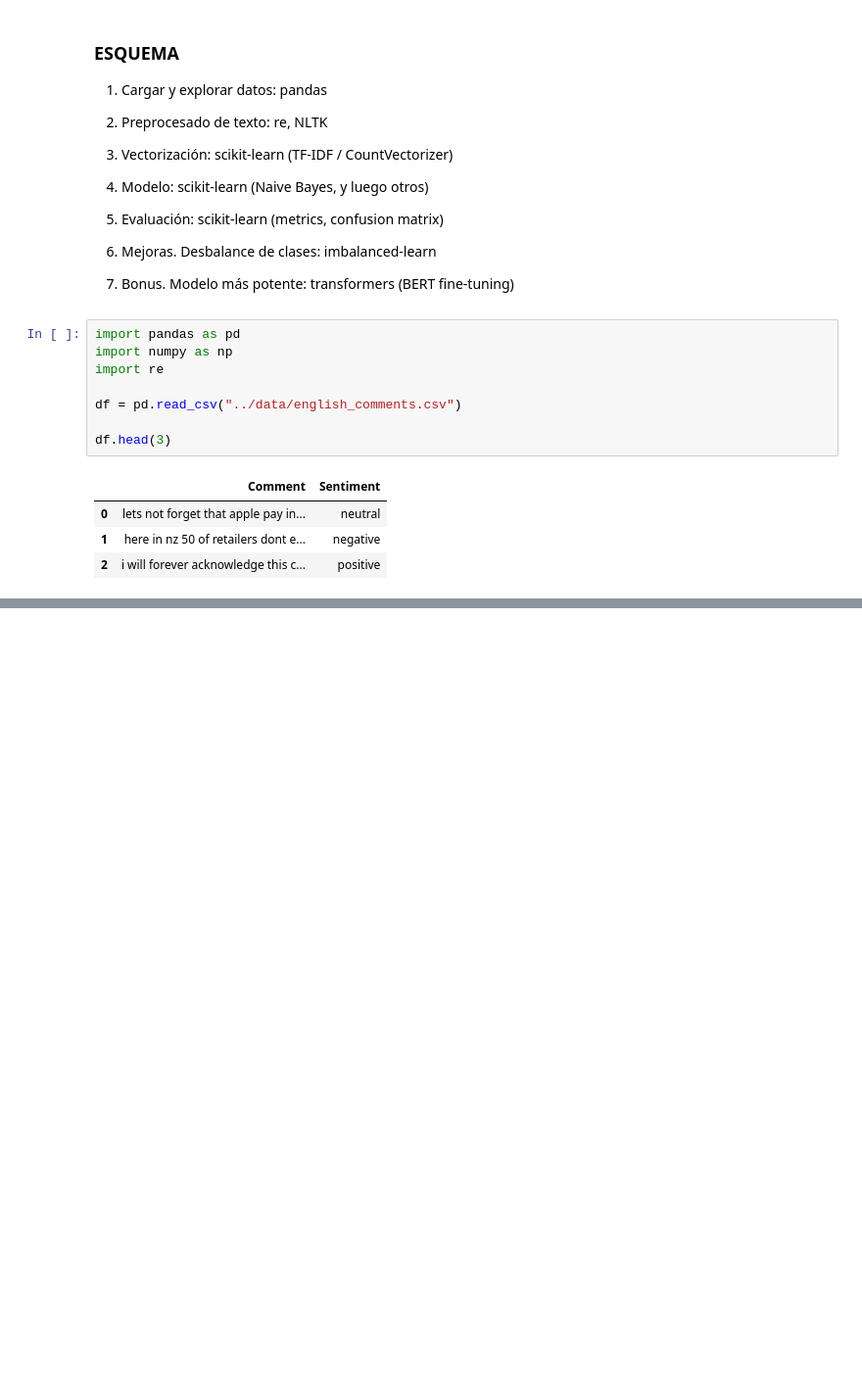
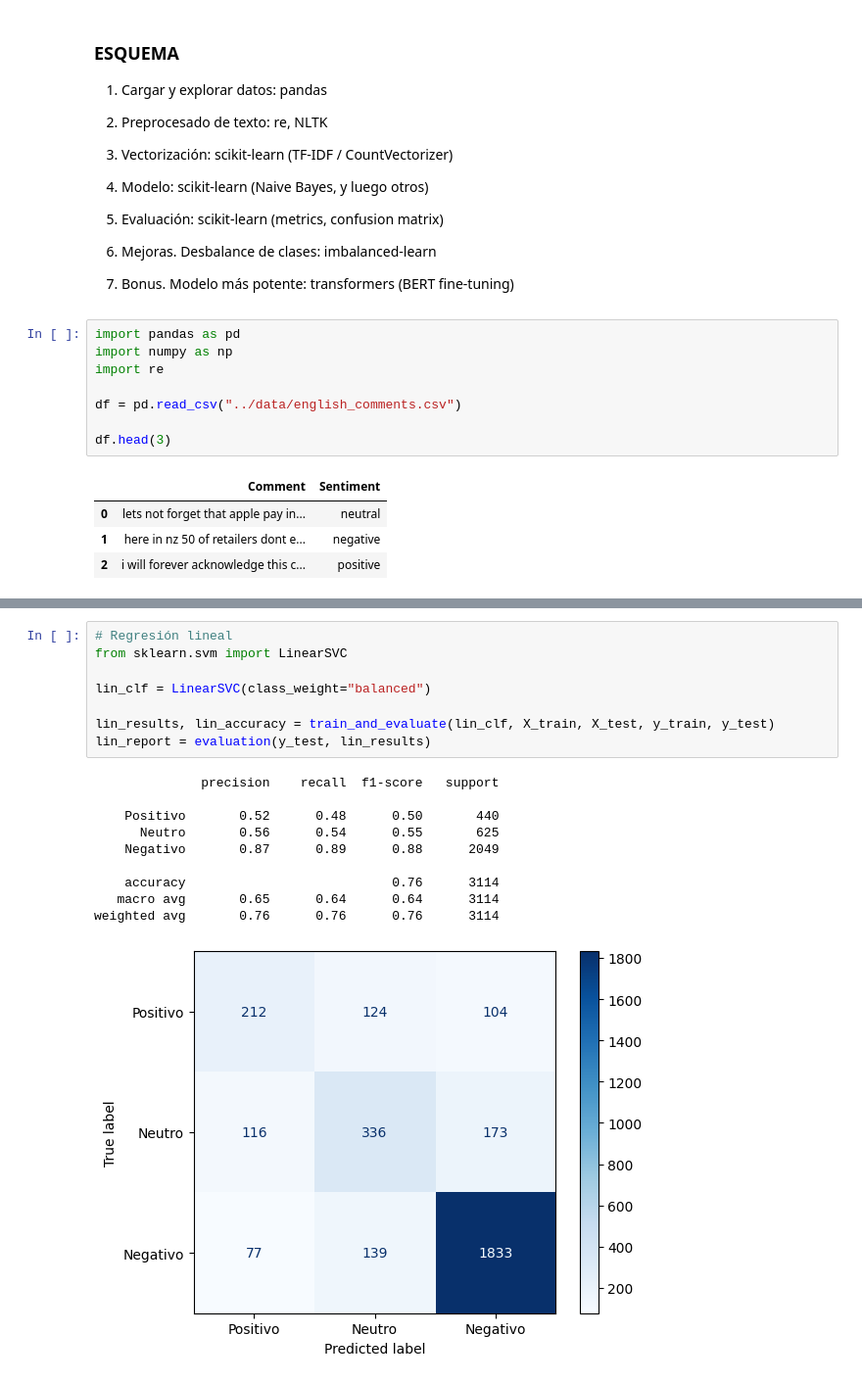
Before and after one commit to anava122002/YouTube-video-impact-classification-II, a Jupyter notebook: src/test.ipynb, the cells around one changed output, grey strips where cells are left out. Shown at 98% size. Cells and saved outputs as stored; diff of their text form; blank space fills up the shorter version.

```diff
--- a/src/test.ipynb
+++ b/src/test.ipynb
@@ -112,0 +209,19 @@ def evaluation(y_test, y_pred, target_names = ["Positivo", "Neutro", "Negativo"]
+# %%
+# Regresión lineal
+from sklearn.svm import LinearSVC
+
+lin_clf = LinearSVC(class_weight="balanced")
+
+lin_results, lin_accuracy = train_and_evaluate(lin_clf, X_train, X_test, y_train, y_test)
+lin_report = evaluation(y_test, lin_results)
+# %% [output]
+              precision    recall  f1-score   support
+
+    Positivo       0.52      0.48      0.50       440
+      Neutro       0.56      0.54      0.55       625
+    Negativo       0.87      0.89      0.88      2049
+
+    accuracy                           0.76      3114
+   macro avg       0.65      0.64      0.64      3114
+weighted avg       0.76      0.76      0.76      3114
+[figure, added]
```
Also changed, not shown: parts of 15 cells of this notebook, 1 other file.
